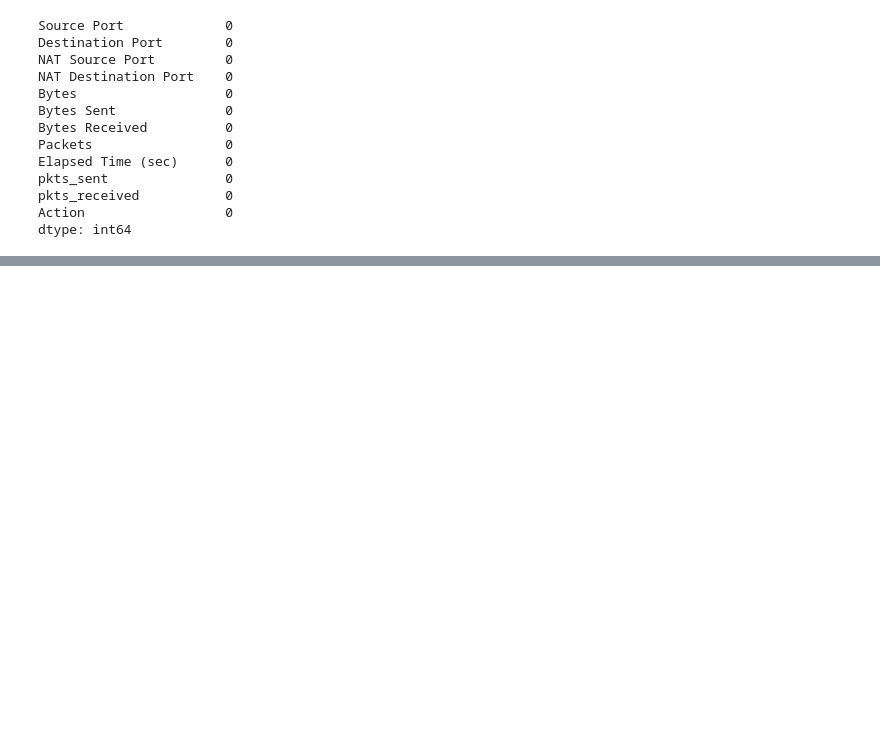
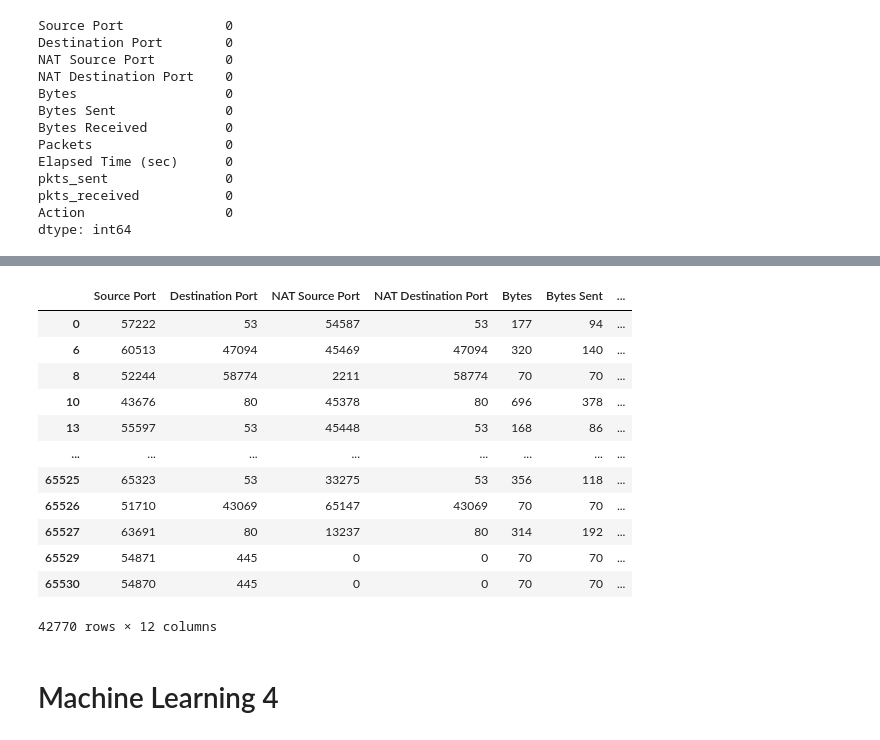
Before and after one commit to Eliabe2022474/Eliabe_2022474_ML_CA1, a Jupyter notebook: Eliabe_ML_CA1.ipynb, the cells around one changed output, grey strips where cells are left out. Saved outputs shown, nothing was run; the diff lists cells and outputs as text; code cells hidden in the pictures; blank space fills up the shorter version.

```diff
--- a/Eliabe_ML_CA1.ipynb
+++ b/Eliabe_ML_CA1.ipynb
@@ -108,0 +132,2 @@ df
+# %%
+df = df.applymap(lambda x: x.upper() if isinstance(x, str) else x)
@@ -109,3 +136,5 @@ df
+# %%
+df = df.applymap(lambda x: x.strip() if isinstance(x, str) else x)
 # %% [markdown]
 Checking any null/na in my data
 # %%
@@ -127,0 +159,22 @@ dtype: int64
+# %%
+# Define the columns you want to check for outliers
+columns_to_check = ['Bytes', 'Bytes Sent', 'Bytes Received', 'Packets', 'Elapsed Time (sec)', 'pkts_sent', 'pkts_received']
+
+# Function to identify outliers using IQR
+def detect_outliers(column):
+    Q1 = column.quantile(0.25)
+    Q3 = column.quantile(0.75)
+    IQR = Q3 - Q1
+    lower_bound = Q1 - 1.5 * IQR
+    upper_bound = Q3 + 1.5 * IQR
+    outliers = (column < lower_bound) | (column > upper_bound)
+    return outliers
+
+# Detect outliers for each specified column
+outliers = df[columns_to_check].apply(detect_outliers)
+
+# Print the number of outliers found in each column
+print(outliers.sum())
+
+# Display the rows containing outliers
+print(df[outliers.any(axis=1)])
@@ -127,0 +199,19 @@ dtype: int64
+# %%
+df_no_outliers = df[~outliers.any(axis=1)]
+df_no_outliers
+# %% [output]
+|  | Source Port | Destination Port | NAT Source Port | NAT Destination Port | Bytes | Bytes Sent | ... |
+| 0 | 57222 | 53 | 54587 | 53 | 177 | 94 | ... |
+| 6 | 60513 | 47094 | 45469 | 47094 | 320 | 140 | ... |
+| 8 | 52244 | 58774 | 2211 | 58774 | 70 | 70 | ... |
+| 10 | 43676 | 80 | 45378 | 80 | 696 | 378 | ... |
+| 13 | 55597 | 53 | 45448 | 53 | 168 | 86 | ... |
+| ... | ... | ... | ... | ... | ... | ... | ... |
+| 65525 | 65323 | 53 | 33275 | 53 | 356 | 118 | ... |
+| 65526 | 51710 | 43069 | 65147 | 43069 | 70 | 70 | ... |
+| 65527 | 63691 | 80 | 13237 | 80 | 314 | 192 | ... |
+| 65529 | 54871 | 445 | 0 | 0 | 70 | 70 | ... |
+| 65530 | 54870 | 445 | 0 | 0 | 70 | 70 | ... |
+42770 rows × 12 columns
+# %% [markdown]
+# Machine Learning 4
```
Also changed, not shown: parts of 19 cells of this notebook.
